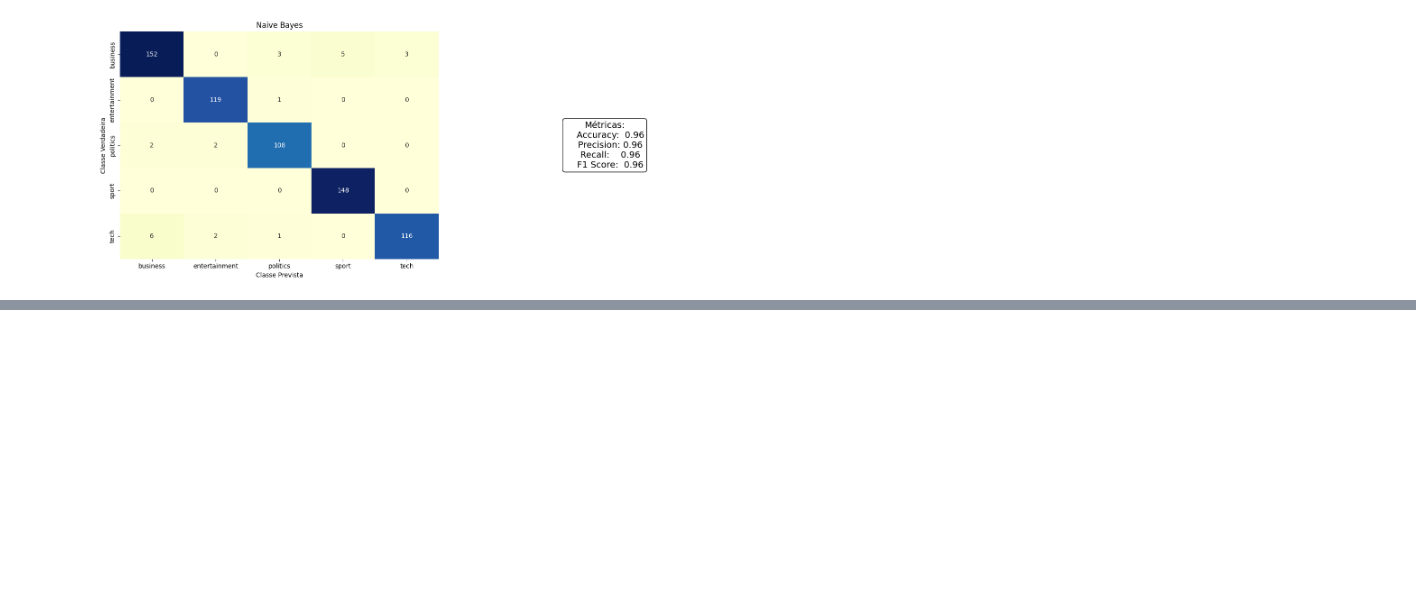
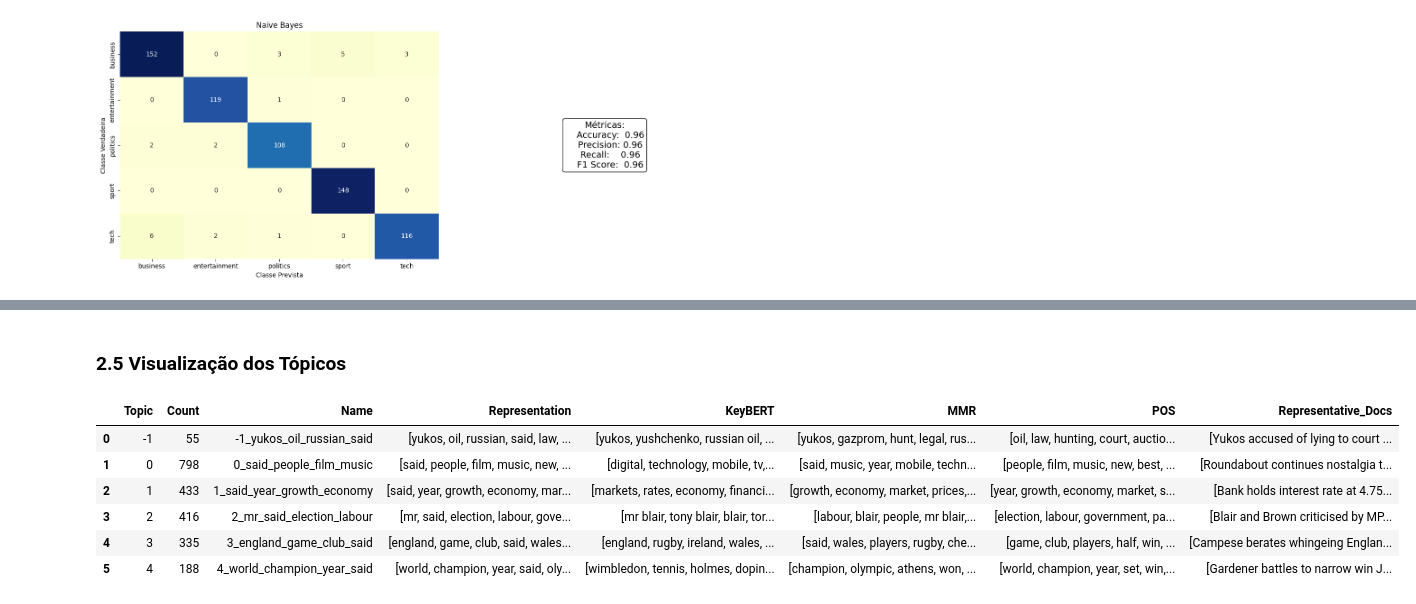
Before and after one commit to ecaf1/NPL_STUDLOG, a Jupyter notebook: notebooks/Exploring_BERT_GPT2.ipynb, the cells around one changed output, grey strips where cells are left out. Drawn from its saved outputs; the diff is of its cells as text; code cells hidden in the pictures; blank space fills up the shorter version.

Commit message:
feat: implement modeling topics with BerTopic

```diff
--- a/notebooks/Exploring_BERT_GPT2.ipynb
+++ b/notebooks/Exploring_BERT_GPT2.ipynb
@@ -173,0 +308,3 @@ run_models()
+# %%
+#embeddings = np.load("../data/final_embeddings_2.1.npy")
+umap_model = UMAP(n_neighbors=15, n_components=5, min_dist=0.0, metric='cosine', random_state=42)
@@ -173,0 +313,2 @@ run_models()
+# %%
+hdbscan_model = HDBSCAN(min_cluster_size=150, metric='euclidean', cluster_selection_method='eom', prediction_data=True)
@@ -173,0 +317,34 @@ run_models()
+# %%
+vectorizer_model = CountVectorizer(stop_words="english", min_df=2, ngram_range=(1, 2))
+
+# KeyBERT
+keybert_model = KeyBERTInspired()
+
+# Part-of-Speech
+pos_model = PartOfSpeech("en_core_web_sm")
+
+# MMR
+mmr_model = MaximalMarginalRelevance(diversity=0.3)
+
+# All representation models
+representation_model = {
+    "KeyBERT": keybert_model,
+    "MMR": mmr_model,
+    "POS": pos_model
+}
+
+topic_model = BERTopic(
+
+  # Pipeline models
+  embedding_model=embedding_model,
+  umap_model=umap_model,
+  hdbscan_model=hdbscan_model,
+  vectorizer_model=vectorizer_model,
+  representation_model=representation_model,
+
+  # Hyperparameters
+  top_n_words=10,
+  verbose=True
+)
+
+topics, probs = topic_model.fit_transform(bbc_df["data"].tolist(), embeddings=embeddings)
@@ -173,0 +358,12 @@ run_models()
+# %% [markdown]
+### 2.5 Visualização dos Tópicos
+# %%
+topic_model.get_topic_info()
+# %% [output]
+|  | Topic | Count | Name | Representation | KeyBERT | MMR | POS | Representative_Docs |
+| 0 | -1 | 55 | -1_yukos_oil_russian_said | [yukos, oil, russian, said, law, ... | [yukos, yushchenko, russian oil, ... | [yukos, gazprom, hunt, legal, rus... | [oil, law, hunting, court, auctio... | [Yukos accused of lying to court ... |
+| 1 | 0 | 798 | 0_said_people_film_music | [said, people, film, music, new, ... | [digital, technology, mobile, tv,... | [said, music, year, mobile, techn... | [people, film, music, new, best, ... | [Roundabout continues nostalgia t... |
+| 2 | 1 | 433 | 1_said_year_growth_economy | [said, year, growth, economy, mar... | [markets, rates, economy, financi... | [growth, economy, market, prices,... | [year, growth, economy, market, s... | [Bank holds interest rate at 4.75... |
+| 3 | 2 | 416 | 2_mr_said_election_labour | [mr, said, election, labour, gove... | [mr blair, tony blair, blair, tor... | [labour, blair, people, mr blair,... | [election, labour, government, pa... | [Blair and Brown criticised by MP... |
+| 4 | 3 | 335 | 3_england_game_club_said | [england, game, club, said, wales... | [england, rugby, ireland, wales, ... | [said, wales, players, rugby, che... | [game, club, players, half, win, ... | [Campese berates whingeing Englan... |
+| 5 | 4 | 188 | 4_world_champion_year_said | [world, champion, year, said, oly... | [wimbledon, tennis, holmes, dopin... | [champion, olympic, athens, won, ... | [world, champion, year, set, win,... | [Gardener battles to narrow win J... |
```
Also changed, not shown: parts of 15 cells of this notebook.
